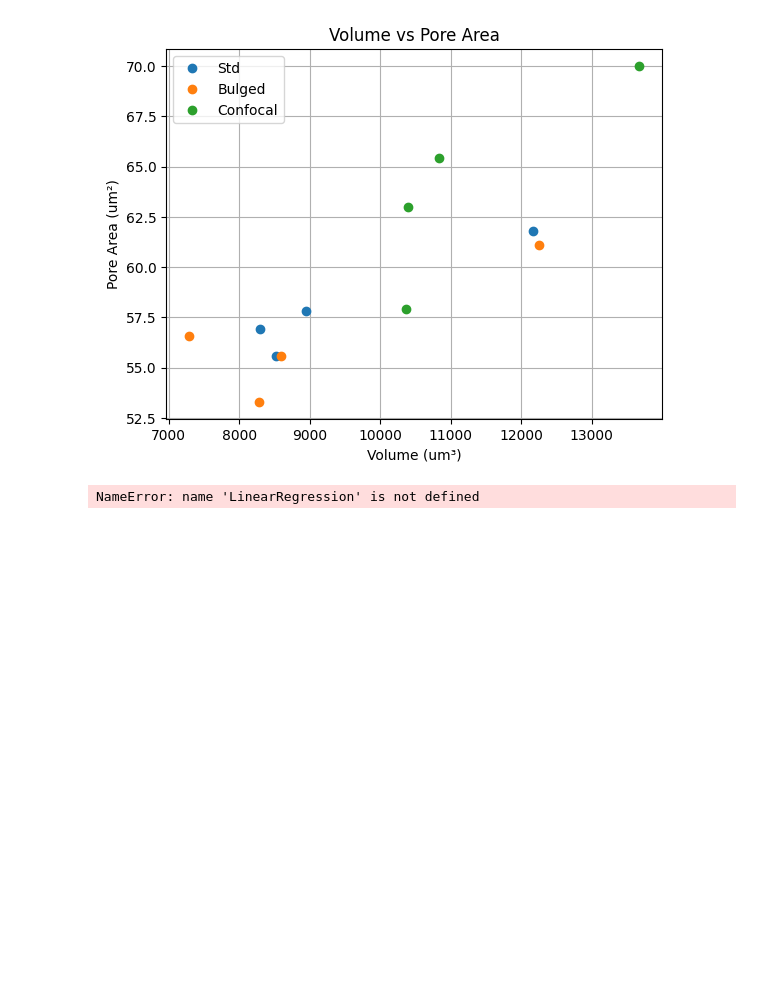
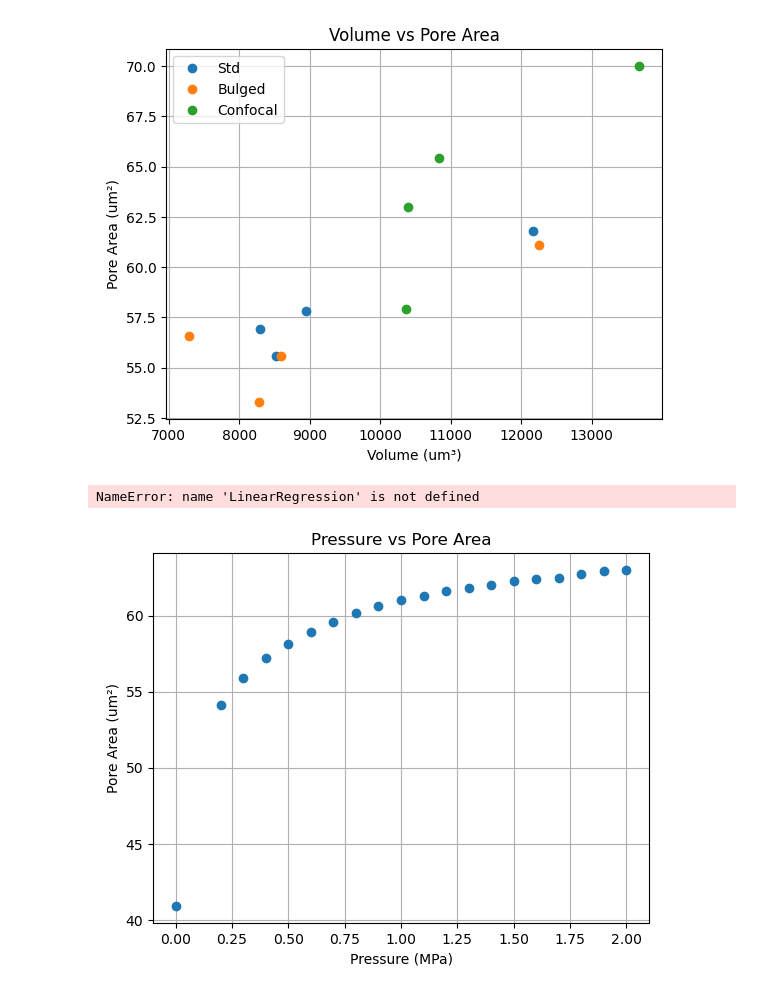
Before and after one commit to mtomtom/onion-stomatal-geometry, a Jupyter notebook: output/results.ipynb, the cells around one changed output. Cells and saved outputs as stored; diff of their text form; code cells hidden in the pictures; blank space fills up the shorter version.

Commit message:
Added in the pore area vs pressure plot

```diff
--- a/output/results.ipynb
+++ b/output/results.ipynb
@@ -1054,3 +1054,20 @@ plt.savefig("volume_vs_pore_area_with_fit.png", dpi=300)
 plt.show()
 # %% [output]
 NameError: name 'LinearRegression' is not defined
+# %%
+# Plot pressure vs pore area
+
+import matplotlib.pyplot as plt
+
+pressure = [0,0.1, 0.2, 0.3, 0.4, 0.5, 0.6, 0.7, 0.8, 0.9, 1.0, 1.1, 1.2, 1.3, 1.4, 1.5, 1.6, 1.7, 1.8, 1.9, 2.0]
+pore_area = [40.92, 51.25, 54.1, 55.9, 57.2, 58.1, 58.9, 59.6, 60.2, 60.6, 61, 61.3, 61.6, 61.8, 62, 62.3, 62.4, 62.5, 62.7, 62.9, 63]
+
+plt.plot(pressure, pore_area, 'o')
+plt.xlabel('Pressure (MPa)')
+plt.ylabel('Pore Area (um²)')
+plt.title('Pressure vs Pore Area')
+plt.grid(True)
+plt.savefig("pressure_vs_pore_area.png", dpi=300)
+plt.show()
+# %% [output]
+[figure, added]
```
